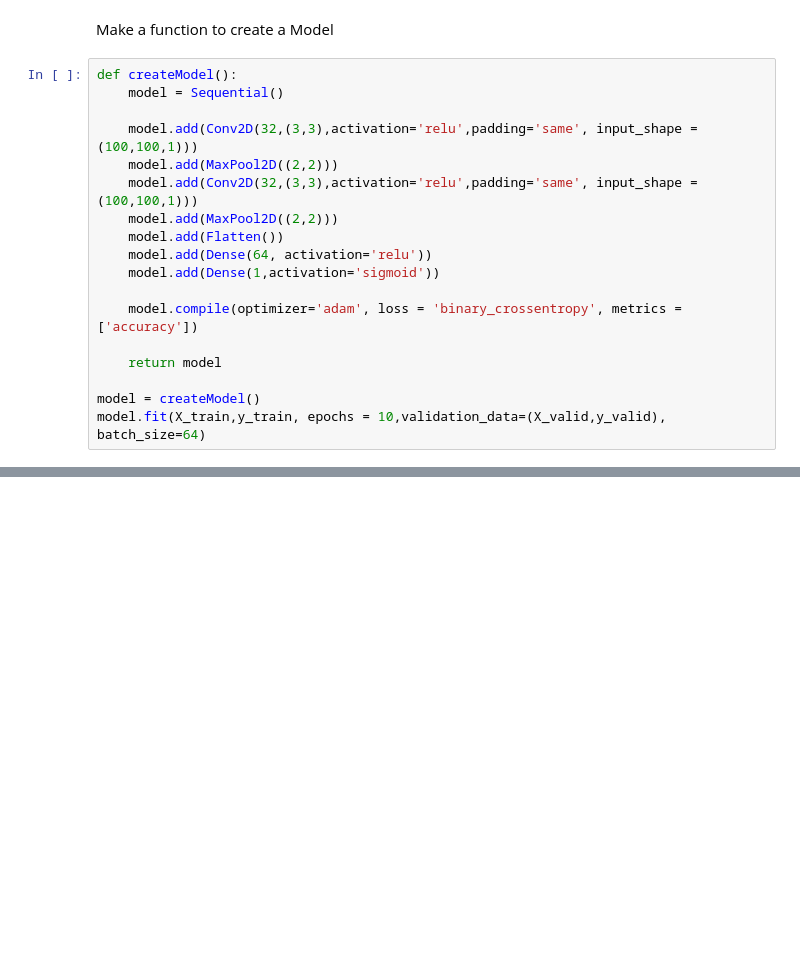
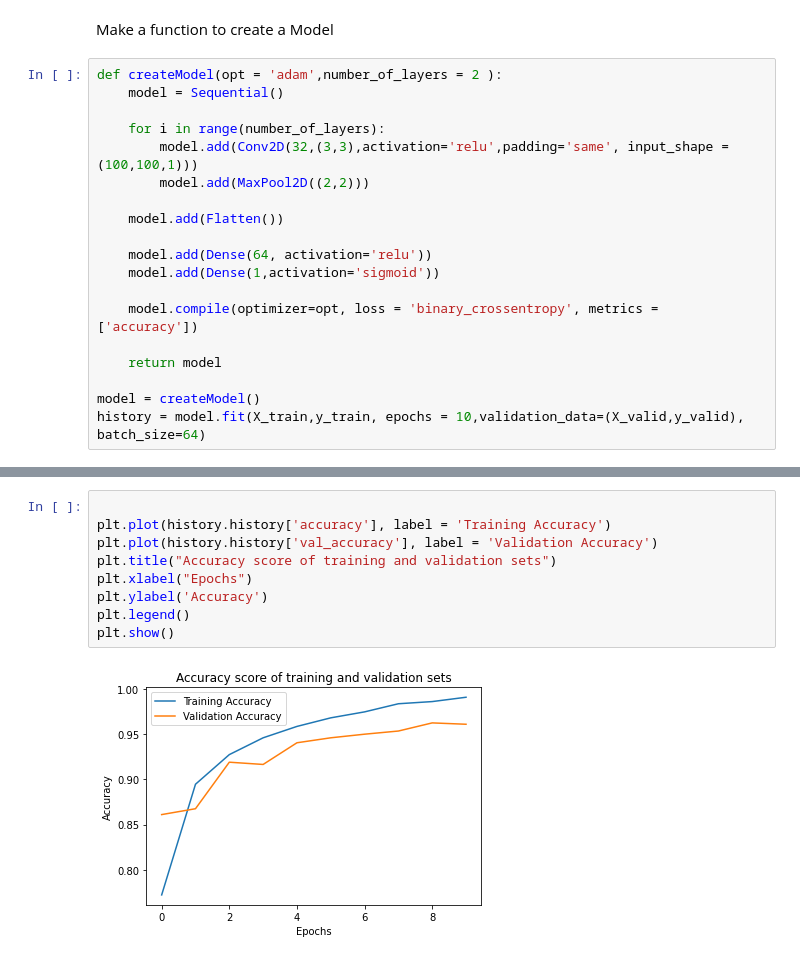
Before and after one commit to Saurabh-Roy/Project2, a Jupyter notebook: AnimalClassification.ipynb, the cells around one changed output, grey strips where cells are left out. Drawn from its saved outputs; the diff is of its cells as text; blank space fills up the shorter version.

```diff
--- a/AnimalClassification.ipynb
+++ b/AnimalClassification.ipynb
@@ -199,22 +201,23 @@ X_valid.shape
 # %% [markdown]
 Make a function to create a Model
 # %%
-def createModel():
+def createModel(opt = 'adam',number_of_layers = 2 ):
     model = Sequential()
 
-    model.add(Conv2D(32,(3,3),activation='relu',padding='same', input_shape = (100,100,1)))
-    model.add(MaxPool2D((2,2)))
-    model.add(Conv2D(32,(3,3),activation='relu',padding='same', input_shape = (100,100,1)))
-    model.add(MaxPool2D((2,2)))
+    for i in range(number_of_layers):
+        model.add(Conv2D(32,(3,3),activation='relu',padding='same', input_shape = (100,100,1)))
+        model.add(MaxPool2D((2,2)))
+
     model.add(Flatten())
+
     model.add(Dense(64, activation='relu'))
     model.add(Dense(1,activation='sigmoid'))
 
-    model.compile(optimizer='adam', loss = 'binary_crossentropy', metrics = ['accuracy'])
+    model.compile(optimizer=opt, loss = 'binary_crossentropy', metrics = ['accuracy'])
 
     return model
 
 model = createModel()
-model.fit(X_train,y_train, epochs = 10,validation_data=(X_valid,y_valid), batch_size=64)
+history = model.fit(X_train,y_train, epochs = 10,validation_data=(X_valid,y_valid), batch_size=64)
 # %% [output]
 Epoch 1/10
@@ -248,0 +248,11 @@ model.evaluate(X_test,y_test)
+# %%
+
+plt.plot(history.history['accuracy'], label = 'Training Accuracy')
+plt.plot(history.history['val_accuracy'], label = 'Validation Accuracy')
+plt.title("Accuracy score of training and validation sets")
+plt.xlabel("Epochs")
+plt.ylabel('Accuracy')
+plt.legend()
+plt.show()
+# %% [output]
+[figure, added]
```
Also changed, not shown: parts of 9 cells of this notebook.
